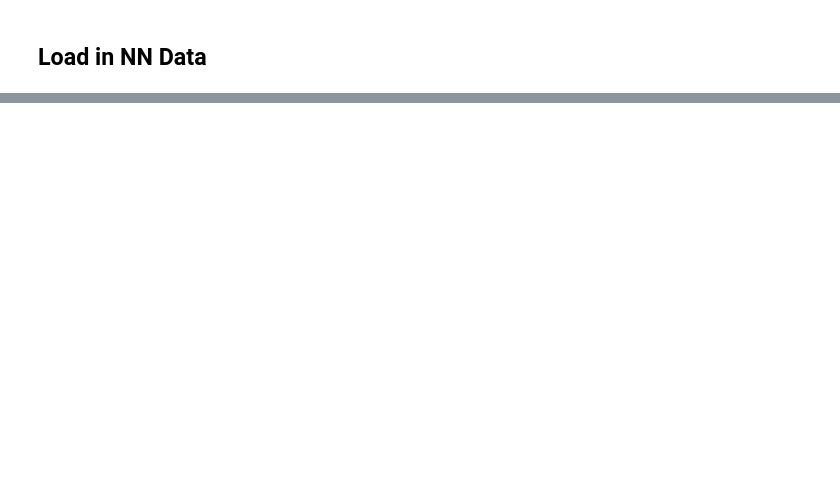
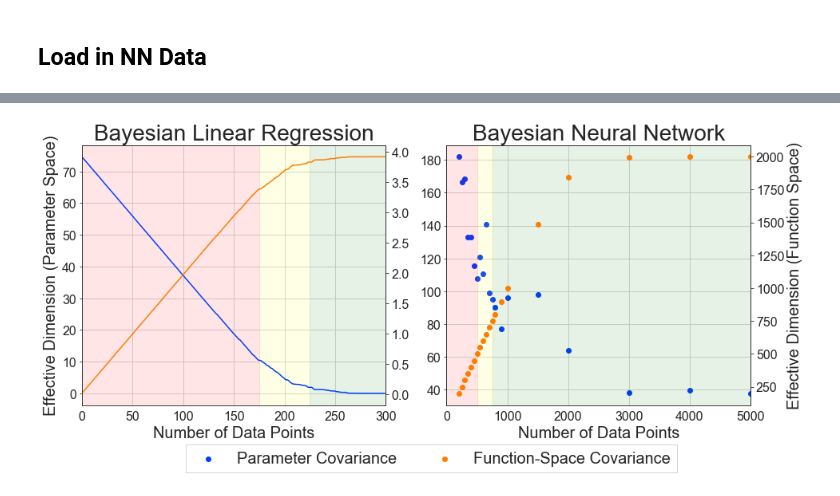
Before and after one commit to g-benton/hessian-eff-dim, a Jupyter notebook: experiments/blr/BLR effective dimension.ipynb, the cells around one changed output, grey strips where cells are left out. Cells and saved outputs as stored; diff of their text form; code cells hidden in the pictures; blank space fills up the shorter version.

```diff
--- a/experiments/blr/BLR effective dimension.ipynb
+++ b/experiments/blr/BLR effective dimension.ipynb
@@ -140,0 +227,63 @@ data[0][0].shape
+# %%
+title_fs = 28
+ax_fs = 20
+leg_fs = 20
+tick_size = 16
+
+sns.set_style("white")
+colors = sns.color_palette("bright")
+
+fig, (ax1, ax2) = plt.subplots(1, 2, figsize=(15, 6))
+
+l1, = ax1.plot(eff_dim, color=colors[0], label="Eff. Dim. Posterior Covariance")
+plt.xticks(fontsize=tick_size)
+plt.yticks(fontsize=tick_size)
+ax1.grid()
+
+ax12 = ax1.twinx()
+l2, = ax12.plot(func_eff_dim, color=colors[1], label="Eff. Dim. Function")
+
+# l3 = ax1.axvline(200, color='k', label="Number of Parameters", linestyle=":")
+plt.title("Bayesian Linear Regression", fontsize=title_fs)
+ax1.set_xlabel("Number of Data Points", fontsize=ax_fs)
+ax1.set_ylabel("Effective Dimension (Parameter Space)", fontsize=ax_fs)
+# ax12.set_ylabel("Effective Dimension (Function Space)", fontsize=ax_fs)
+
+ax1.set_xlim(0, nx)
+ax1.tick_params(axis='both', labelsize=tick_size)
+ax12.tick_params(axis='y', labelsize=tick_size)
+
+ax1.axvspan(0, 175, alpha=0.1, color='red')
+ax1.axvspan(175, 225, alpha=0.1, color='yellow')
+ax1.axvspan(225, nx, alpha=0.1, color='green')
+
+
+l1 = ax2.scatter(all_n, eff_dims_parameters, color=colors[0], label="Eff. Dim. Posterior Covariance")
+
+ax2.grid()
+
+ax22 = ax2.twinx()
+l2 = ax22.scatter(all_n, eff_dims_fns, color=colors[1], label="Eff. Dim. Function")
+
+# l3 = ax1.axvline(200, color='k', label="Number of Parameters", linestyle=":")
+plt.title("Bayesian Neural Network", fontsize=title_fs)
+ax2.set_xlabel("Number of Data Points", fontsize=ax_fs)
+# ax2.set_ylabel("Effective Dimension (Parameter Space)", fontsize=ax_fs)
+ax22.set_ylabel("Effective Dimension (Function Space)", fontsize=ax_fs)
+ax2.tick_params(axis='both', labelsize=tick_size)
+ax22.tick_params(axis='y', labelsize=tick_size)
+
+ax2.set_xlim(0, all_n[-1])
+ax2.axvspan(0, 500, alpha=0.1, color='red')
+ax2.axvspan(500, 750, alpha=0.1, color='yellow')
+ax2.axvspan(750, all_n[-1], alpha=0.1, color='green')
+
+fig.subplots_adjust(wspace=0.2, hspace=None)
+lines = [l1, l2]
+ax1.legend(handles = [l1,l2] , labels=["Parameter Covariance", "Function-Space Covariance"],loc='upper center',
+             bbox_to_anchor=(1.15, -0.12),fancybox=False, shadow=False, ncol=3,
+            fontsize=leg_fs)
+plt.savefig("./bayes-eff-dim.pdf", bbox_inches="tight")
+plt.show()
+# %% [output]
+[figure, added]
```
Also changed, not shown: parts of 12 cells of this notebook, 7 other files.
